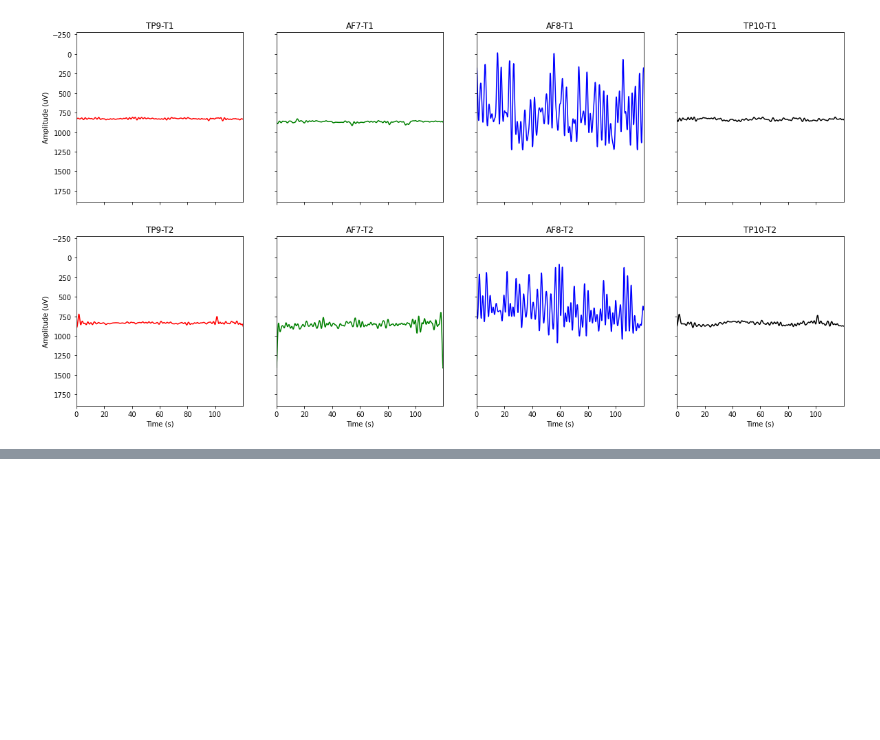
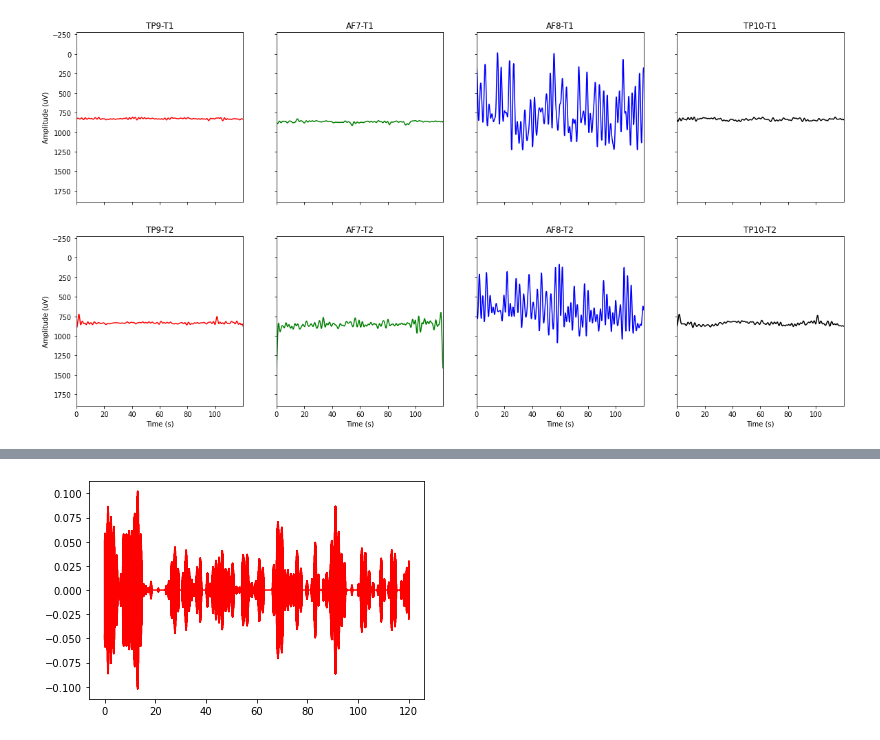
Before and after one commit to iggy96/eegMusicTherapy, a Jupyter notebook: singleRunAnalysis_v2.ipynb, the cells around one changed output, grey strips where cells are left out. Saved outputs shown, nothing was run; the diff lists cells and outputs as text; code cells hidden in the pictures; blank space fills up the shorter version.

```diff
--- a/singleRunAnalysis_v2.ipynb
+++ b/singleRunAnalysis_v2.ipynb
@@ -54,3 +81,8 @@ spectogramPlot((np.hstack((bpData_1,bpData_2))),fs,nfft,noverlap,(20,10),['TP9-T
+# %%
+plt.plot(time_s,test_1[:,3],color='r')
+plt.show()
+# %% [output]
+[figure, added]
 # %%
 # run sliding window on bandpass filtered data
 rw_data_1 = rollingWindow(bpData_1,window_size,step_size)
```
Also changed, not shown: parts of 4 cells of this notebook.
